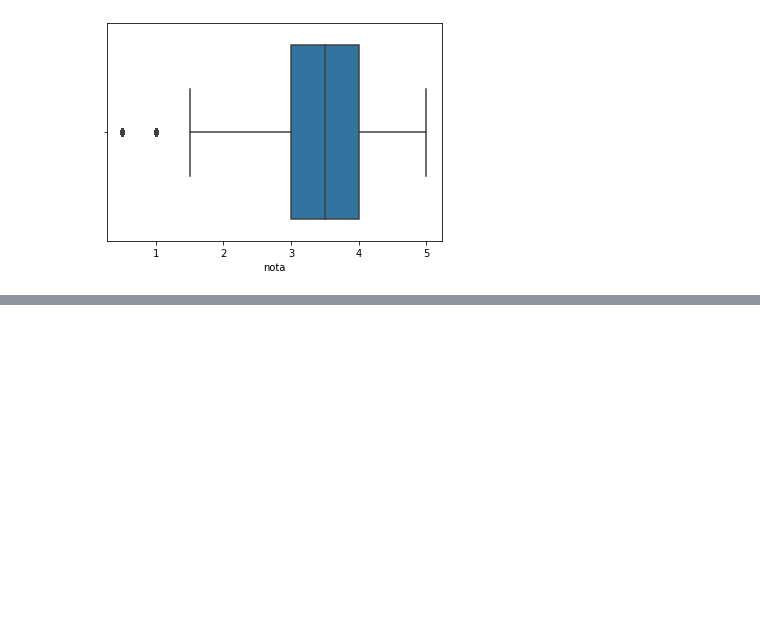
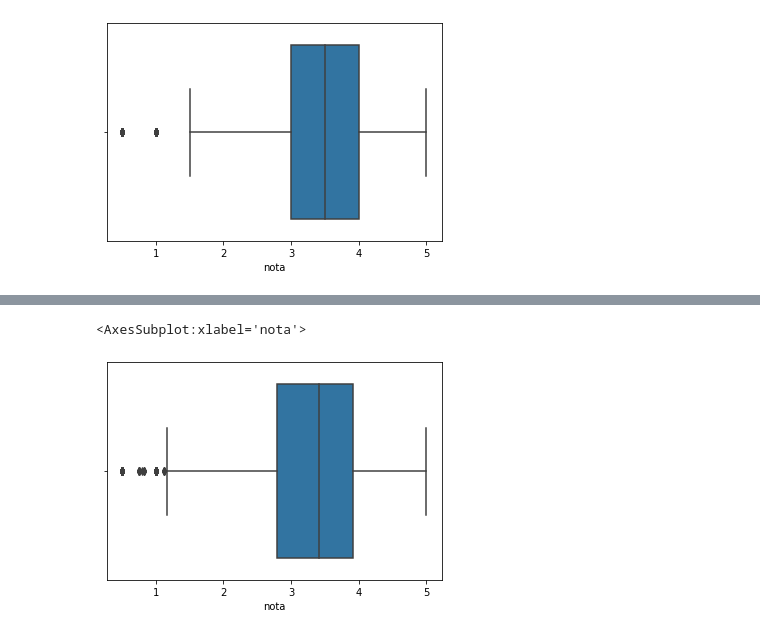
Before and after one commit to cglima/alura-data-science-primeiros-passos, a Jupyter notebook: notebook/introducao-data-science.ipynb, the cells around one changed output, grey strips where cells are left out. Cells and saved outputs as stored; diff of their text form; code cells hidden in the pictures; blank space fills up the shorter version.

```diff
--- a/notebook/introducao-data-science.ipynb
+++ b/notebook/introducao-data-science.ipynb
@@ -146,0 +244,5 @@ sns.boxplot(notas.nota)
+# %%
+sns.boxplot(medias_por_filme)
+# %% [output]
+<AxesSubplot:xlabel='nota'>
+[figure, added]
```
Also changed, not shown: parts of 32 cells of this notebook.
